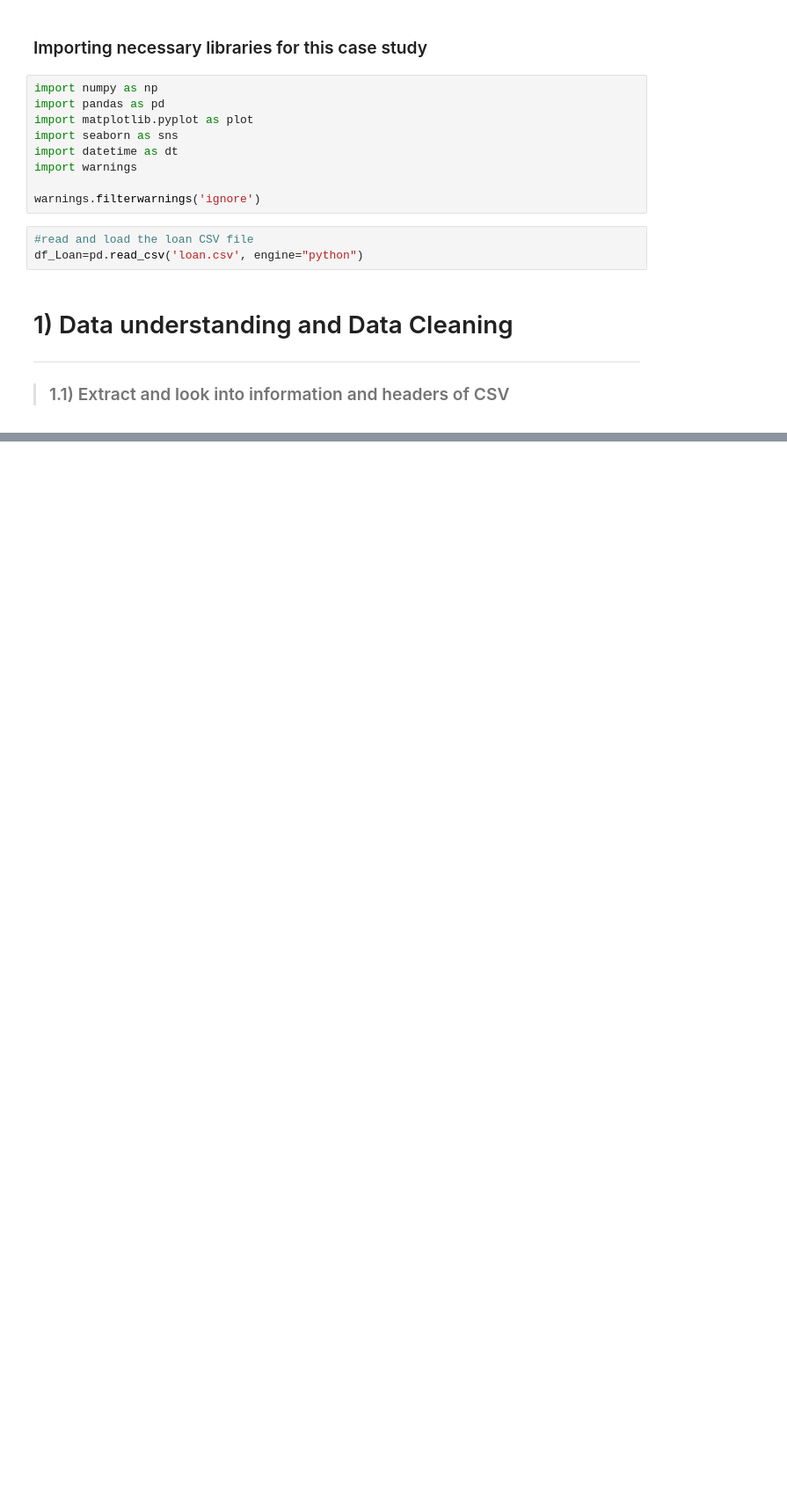
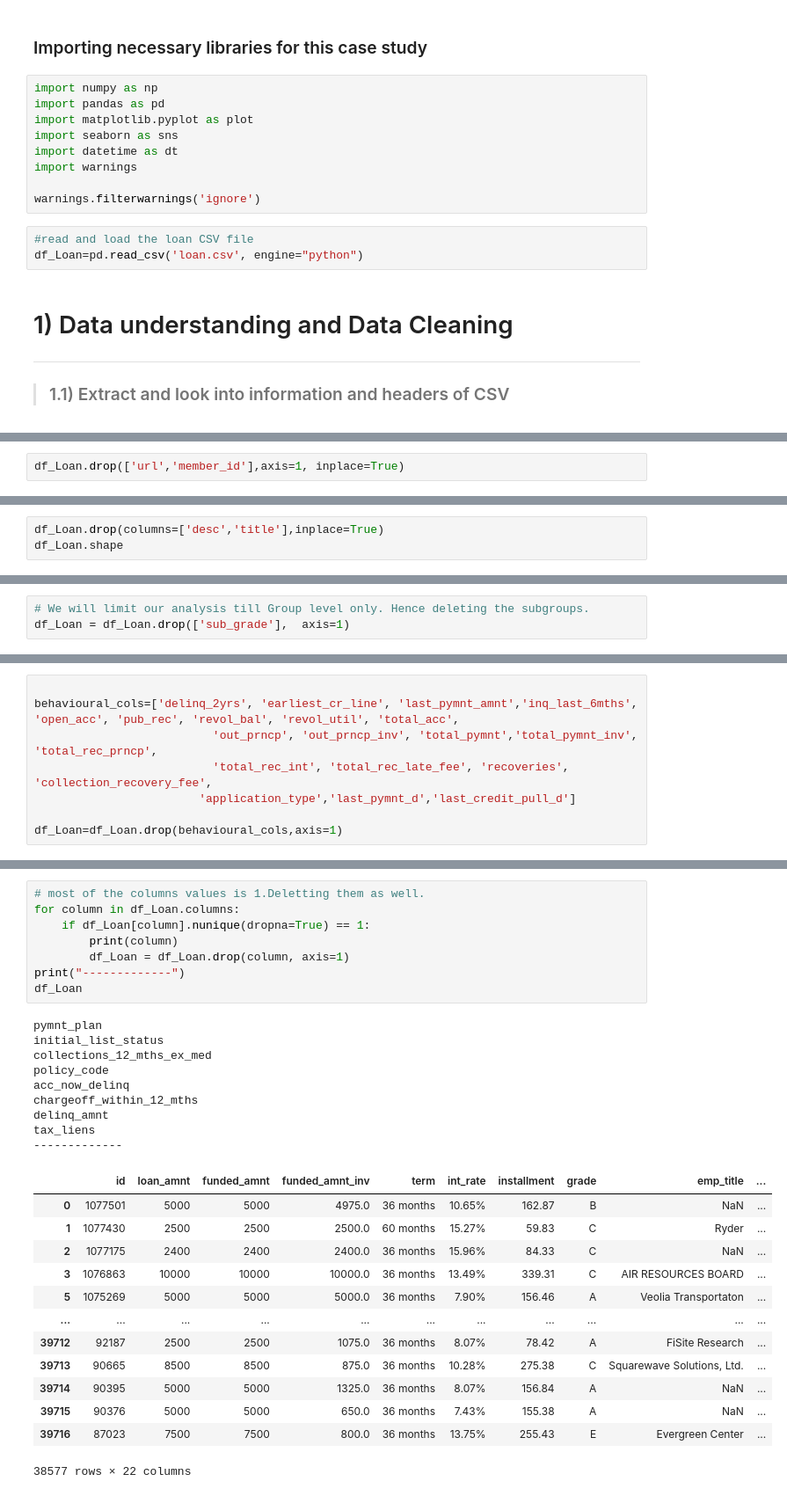
Before and after one commit to chandansharma10698/LendingClubCaseStudy, a Jupyter notebook: chandan_sharma_brk.ipynb, the cells around one changed output, grey strips where cells are left out. Shown at 88% size. Saved outputs shown, nothing was run; the diff lists cells and outputs as text; blank space fills up the shorter version.

```diff
--- a/chandan_sharma_brk.ipynb
+++ b/chandan_sharma_brk.ipynb
@@ -46,0 +168,2 @@ Tail/Footer information is below
+# %%
+df_Loan.drop(['url','member_id'],axis=1, inplace=True)
@@ -46,0 +176,3 @@ Tail/Footer information is below
+# %%
+df_Loan.drop(columns=['desc','title'],inplace=True)
+df_Loan.shape
@@ -46,0 +181,3 @@ Tail/Footer information is below
+# %%
+# We will limit our analysis till Group level only. Hence deleting the subgroups.
+df_Loan = df_Loan.drop(['sub_grade'],  axis=1)
@@ -46,0 +186,8 @@ Tail/Footer information is below
+# %%
+
+behavioural_cols=['delinq_2yrs', 'earliest_cr_line', 'last_pymnt_amnt','inq_last_6mths', 'open_acc', 'pub_rec', 'revol_bal', 'revol_util', 'total_acc',
+                          'out_prncp', 'out_prncp_inv', 'total_pymnt','total_pymnt_inv', 'total_rec_prncp',
+                          'total_rec_int', 'total_rec_late_fee', 'recoveries', 'collection_recovery_fee',
+                        'application_type','last_pymnt_d','last_credit_pull_d']
+
+df_Loan=df_Loan.drop(behavioural_cols,axis=1)
@@ -46,0 +214,31 @@ Tail/Footer information is below
+# %%
+# most of the columns values is 1.Deletting them as well.
+for column in df_Loan.columns:
+    if df_Loan[column].nunique(dropna=True) == 1:
+        print(column)
+        df_Loan = df_Loan.drop(column, axis=1)
+print("-------------")
+df_Loan
+# %% [output]
+pymnt_plan
+initial_list_status
+collections_12_mths_ex_med
+policy_code
+acc_now_delinq
+chargeoff_within_12_mths
+delinq_amnt
+tax_liens
+-------------
+|  | id | loan_amnt | funded_amnt | funded_amnt_inv | term | int_rate | installment | grade | emp_title | ... |
+| 0 | 1077501 | 5000 | 5000 | 4975.0 | 36 months | 10.65% | 162.87 | B | NaN | ... |
+| 1 | 1077430 | 2500 | 2500 | 2500.0 | 60 months | 15.27% | 59.83 | C | Ryder | ... |
+| 2 | 1077175 | 2400 | 2400 | 2400.0 | 36 months | 15.96% | 84.33 | C | NaN | ... |
+| 3 | 1076863 | 10000 | 10000 | 10000.0 | 36 months | 13.49% | 339.31 | C | AIR RESOURCES BOARD | ... |
+| 5 | 1075269 | 5000 | 5000 | 5000.0 | 36 months | 7.90% | 156.46 | A | Veolia Transportaton | ... |
+| ... | ... | ... | ... | ... | ... | ... | ... | ... | ... | ... |
+| 39712 | 92187 | 2500 | 2500 | 1075.0 | 36 months | 8.07% | 78.42 | A | FiSite Research | ... |
+| 39713 | 90665 | 8500 | 8500 | 875.0 | 36 months | 10.28% | 275.38 | C | Squarewave Solutions, Ltd. | ... |
+| 39714 | 90395 | 5000 | 5000 | 1325.0 | 36 months | 8.07% | 156.84 | A | NaN | ... |
+| 39715 | 90376 | 5000 | 5000 | 650.0 | 36 months | 7.43% | 155.38 | A | NaN | ... |
+| 39716 | 87023 | 7500 | 7500 | 800.0 | 36 months | 13.75% | 255.43 | E | Evergreen Center | ... |
+38577 rows × 22 columns
```
Also changed, not shown: parts of 23 cells of this notebook.
